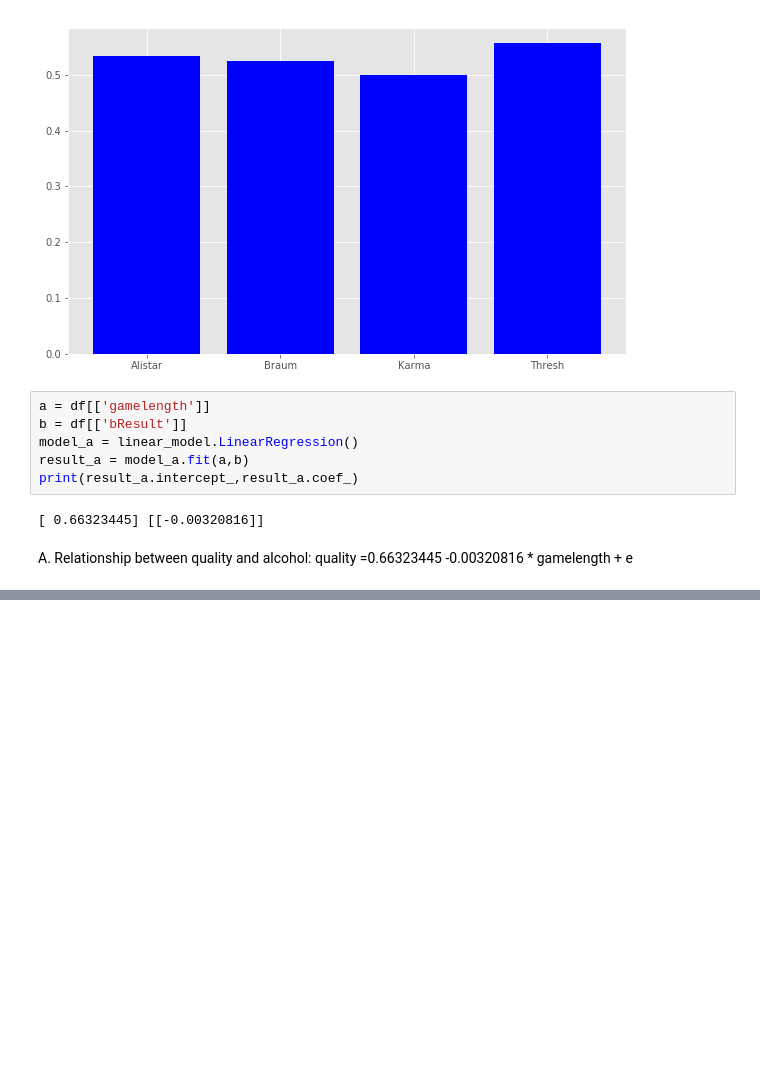
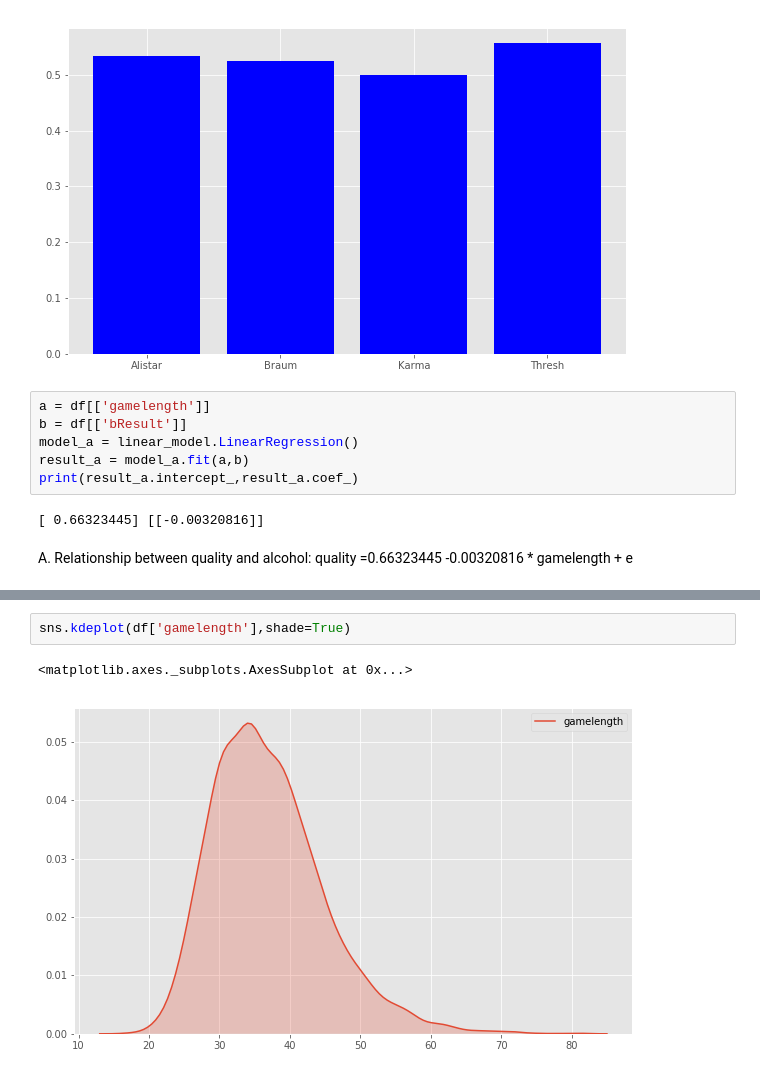
Before and after one commit to ruisun1994/Big-Data-Systems-and-Intelligence-Analytics, a Jupyter notebook: EDA/LeagueOfLegends/Data_Analysis.ipynb, the cells around one changed output, grey strips where cells are left out. Cells and saved outputs as stored; diff of their text form; blank space fills up the shorter version.

```diff
--- a/EDA/LeagueOfLegends/Data_Analysis.ipynb
+++ b/EDA/LeagueOfLegends/Data_Analysis.ipynb
@@ -444,0 +449,5 @@ plt.show()
+# %%
+sns.kdeplot(df['gamelength'],shade=True)
+# %% [output]
+<matplotlib.axes._subplots.AxesSubplot at 0x...>
+[figure, added]
```
Also changed, not shown: parts of 22 cells of this notebook.
